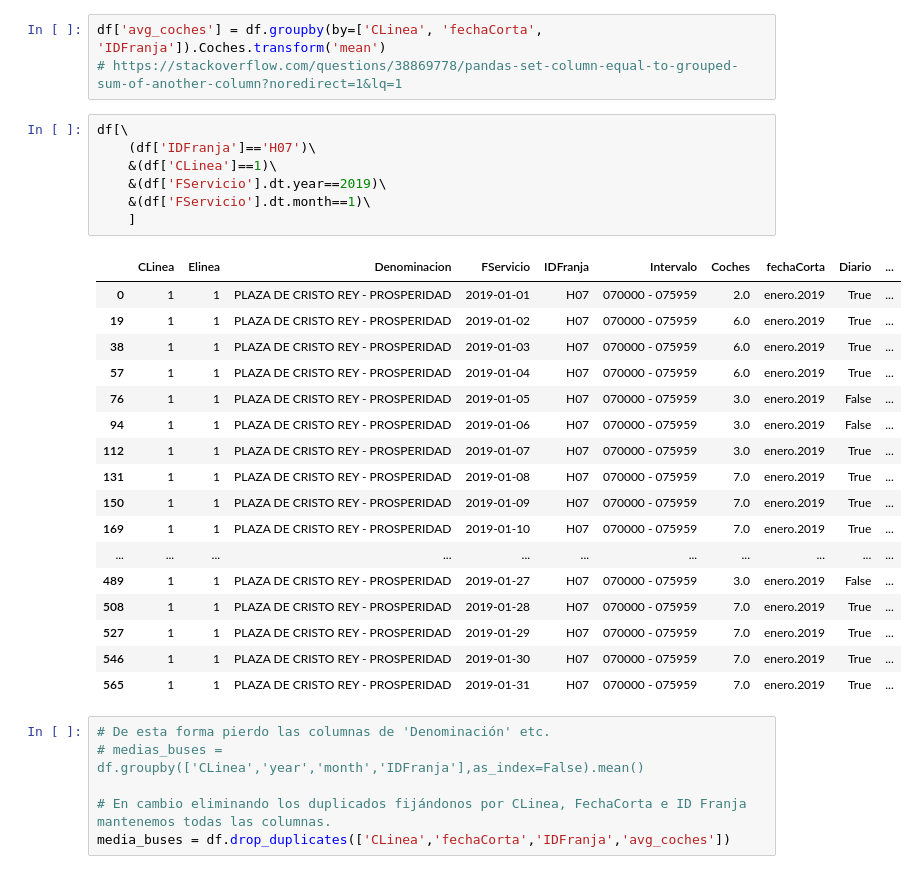
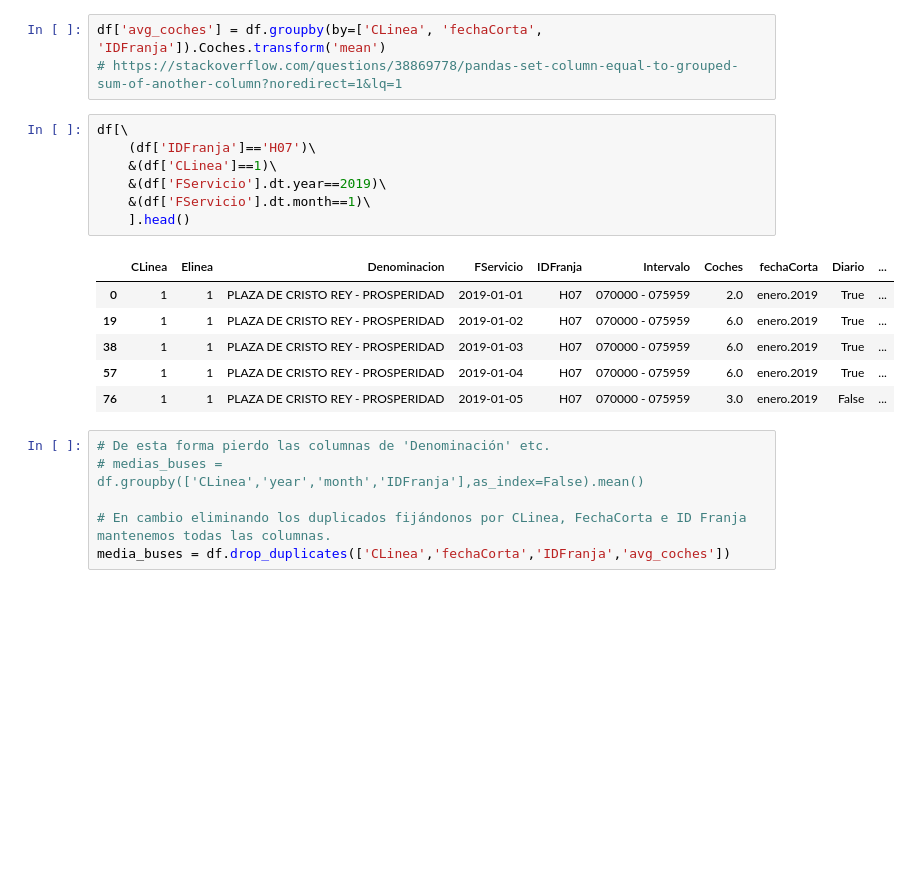
Before and after one commit to nacholopex/emt_madrid, a Jupyter notebook: 2022_emt_evolucion.ipynb, the cells around one changed output. Drawn from its saved outputs; the diff is of its cells as text; blank space fills up the shorter version.

```diff
--- a/2022_emt_evolucion.ipynb
+++ b/2022_emt_evolucion.ipynb
@@ -97,28 +89,17 @@ df['avg_coches'] = df.groupby(by=['CLinea', 'fechaCorta', 'IDFranja']).Coches.tr
 # %%
 df[\
     (df['IDFranja']=='H07')\
     &(df['CLinea']==1)\
     &(df['FServicio'].dt.year==2019)\
     &(df['FServicio'].dt.month==1)\
-    ]
+    ].head()
 # %% [output]
 |  | CLinea | Elinea | Denominacion | FServicio | IDFranja | Intervalo | Coches | fechaCorta | Diario | ... |
 | 0 | 1 | 1 | PLAZA DE CRISTO REY - PROSPERIDAD | 2019-01-01 | H07 | 070000 - 075959 | 2.0 | enero.2019 | True | ... |
 | 19 | 1 | 1 | PLAZA DE CRISTO REY - PROSPERIDAD | 2019-01-02 | H07 | 070000 - 075959 | 6.0 | enero.2019 | True | ... |
 | 38 | 1 | 1 | PLAZA DE CRISTO REY - PROSPERIDAD | 2019-01-03 | H07 | 070000 - 075959 | 6.0 | enero.2019 | True | ... |
 | 57 | 1 | 1 | PLAZA DE CRISTO REY - PROSPERIDAD | 2019-01-04 | H07 | 070000 - 075959 | 6.0 | enero.2019 | True | ... |
 | 76 | 1 | 1 | PLAZA DE CRISTO REY - PROSPERIDAD | 2019-01-05 | H07 | 070000 - 075959 | 3.0 | enero.2019 | False | ... |
-| 94 | 1 | 1 | PLAZA DE CRISTO REY - PROSPERIDAD | 2019-01-06 | H07 | 070000 - 075959 | 3.0 | enero.2019 | False | ... |
-| 112 | 1 | 1 | PLAZA DE CRISTO REY - PROSPERIDAD | 2019-01-07 | H07 | 070000 - 075959 | 3.0 | enero.2019 | True | ... |
-| 131 | 1 | 1 | PLAZA DE CRISTO REY - PROSPERIDAD | 2019-01-08 | H07 | 070000 - 075959 | 7.0 | enero.2019 | True | ... |
-| 150 | 1 | 1 | PLAZA DE CRISTO REY - PROSPERIDAD | 2019-01-09 | H07 | 070000 - 075959 | 7.0 | enero.2019 | True | ... |
-| 169 | 1 | 1 | PLAZA DE CRISTO REY - PROSPERIDAD | 2019-01-10 | H07 | 070000 - 075959 | 7.0 | enero.2019 | True | ... |
-| ... | ... | ... | ... | ... | ... | ... | ... | ... | ... | ... |
-| 489 | 1 | 1 | PLAZA DE CRISTO REY - PROSPERIDAD | 2019-01-27 | H07 | 070000 - 075959 | 3.0 | enero.2019 | False | ... |
-| 508 | 1 | 1 | PLAZA DE CRISTO REY - PROSPERIDAD | 2019-01-28 | H07 | 070000 - 075959 | 7.0 | enero.2019 | True | ... |
-| 527 | 1 | 1 | PLAZA DE CRISTO REY - PROSPERIDAD | 2019-01-29 | H07 | 070000 - 075959 | 7.0 | enero.2019 | True | ... |
-| 546 | 1 | 1 | PLAZA DE CRISTO REY - PROSPERIDAD | 2019-01-30 | H07 | 070000 - 075959 | 7.0 | enero.2019 | True | ... |
-| 565 | 1 | 1 | PLAZA DE CRISTO REY - PROSPERIDAD | 2019-01-31 | H07 | 070000 - 075959 | 7.0 | enero.2019 | True | ... |
 # %%
 # De esta forma pierdo las columnas de 'Denominación' etc.
 # medias_buses = df.groupby(['CLinea','year','month','IDFranja'],as_index=False).mean()
```
Also changed, not shown: parts of 14 cells of this notebook, 1 other file.
